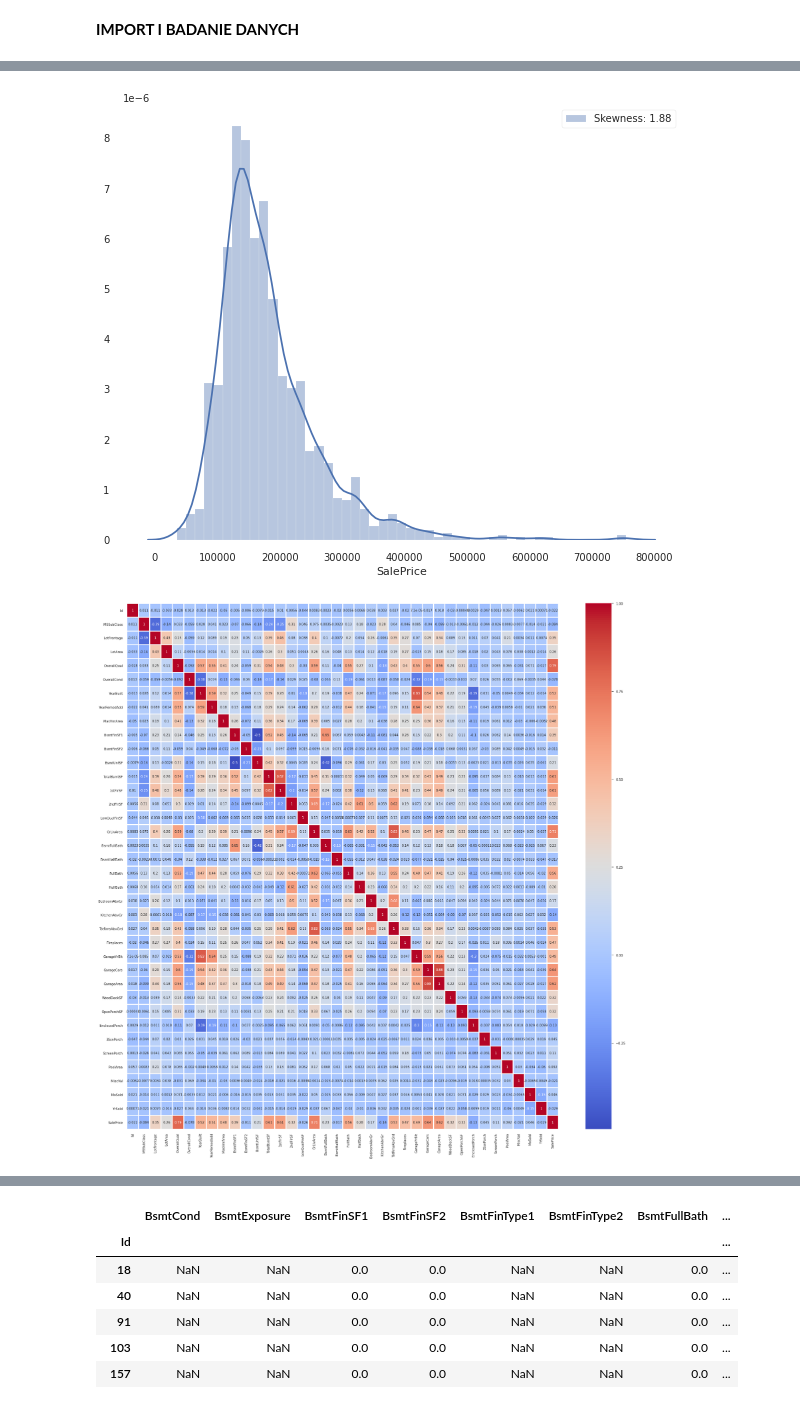
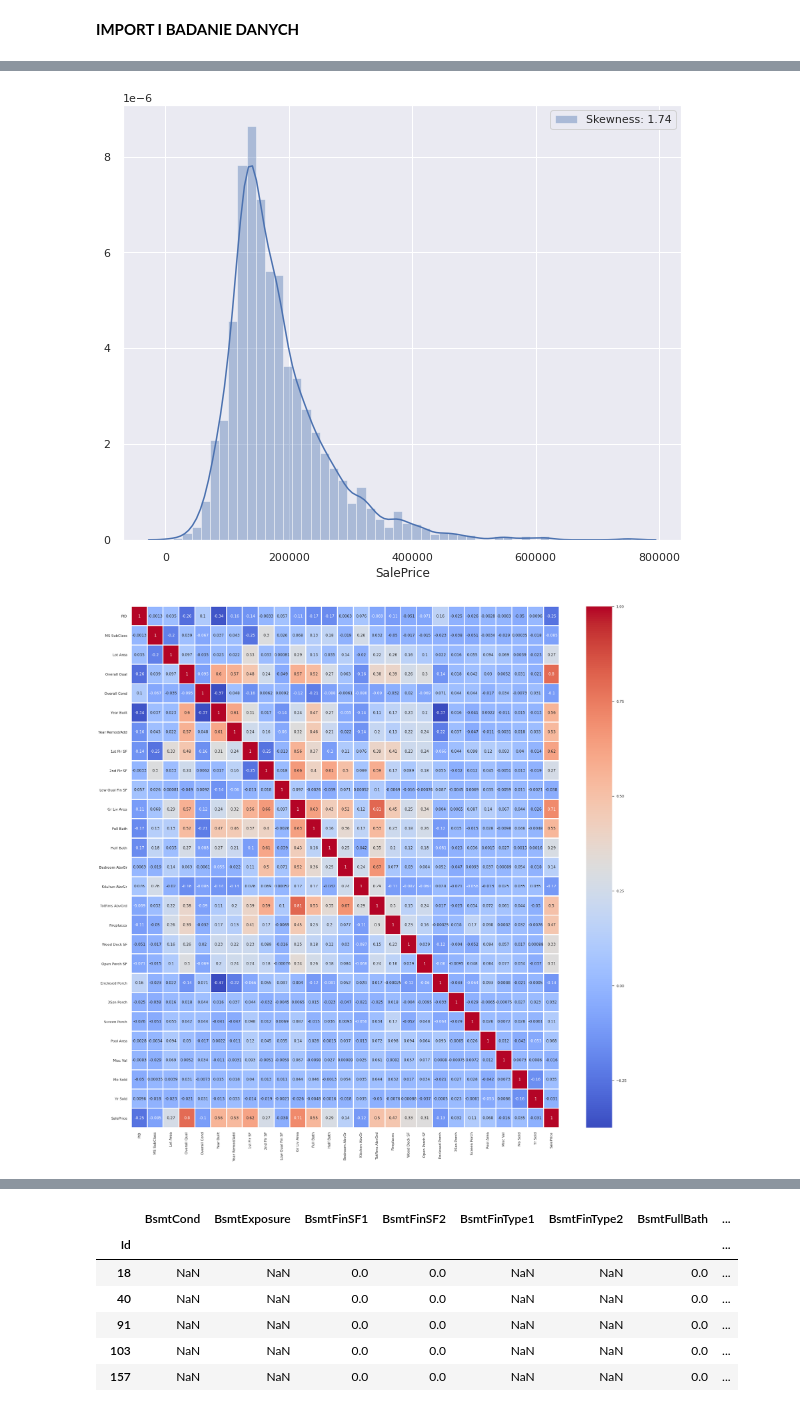
Before and after one commit to infoshareacademy/jdsz5-outdated, a Jupyter notebook: ml/ml_houses.ipynb, the cells around one changed output, grey strips where cells are left out. Drawn from its saved outputs; the diff is of its cells as text; code cells hidden in the pictures.

```diff
--- a/ml/ml_houses.ipynb
+++ b/ml/ml_houses.ipynb
@@ -18,0 +12,2 @@ Shape of test:  (1459, 80)
+# %%
+df = pd.read_csv('AmesHousing.csv')
@@ -29,5 +26,0 @@ train.head()
-# %%
-df = pd.concat((train,test))
-df = df.set_index("Id")
-temp_df = df
-print("Shape of df: ", df.shape)
@@ -35,0 +27,3 @@ Shape of df:  (2919, 80)
+# %%
+df = df.set_index("Order")
+temp_df = df
@@ -135,6 +138,6 @@ SalePrice        49.982871
 dtype: float64
 # %%
-col_for_drop = null_percent[null_percent > 20].keys()
+col_for_drop = null_percent[null_percent > .01].keys()
 df = df.drop(col_for_drop, "columns")
 df.shape
 # %% [output]
@@ -153,13 +156,13 @@ max      755000.000000
 Name: SalePrice, dtype: float64
 # %%
 plt.figure(figsize=(10,8))
-bar = sns.distplot(train['SalePrice'])
-bar.legend(["Skewness: {:.2f}".format(train['SalePrice'].skew())]);
+bar = sns.distplot(df['SalePrice'])
+bar.legend(["Skewness: {:.2f}".format(df['SalePrice'].skew())]);
 # %% [output]
-[figure, old version]
+[figure, new version]
 # %%
 plt.figure(figsize=(30,30))
-ax = sns.heatmap(train.corr(), cmap = "coolwarm", annot=True, linewidth=2)
+ax = sns.heatmap(df.corr(), cmap = "coolwarm", annot=True, linewidth=2)
 # %% [output]
-[figure, old version]
+[figure, new version]
 # %%
```
Also changed, not shown: parts of 26 cells of this notebook, 1 other file.
